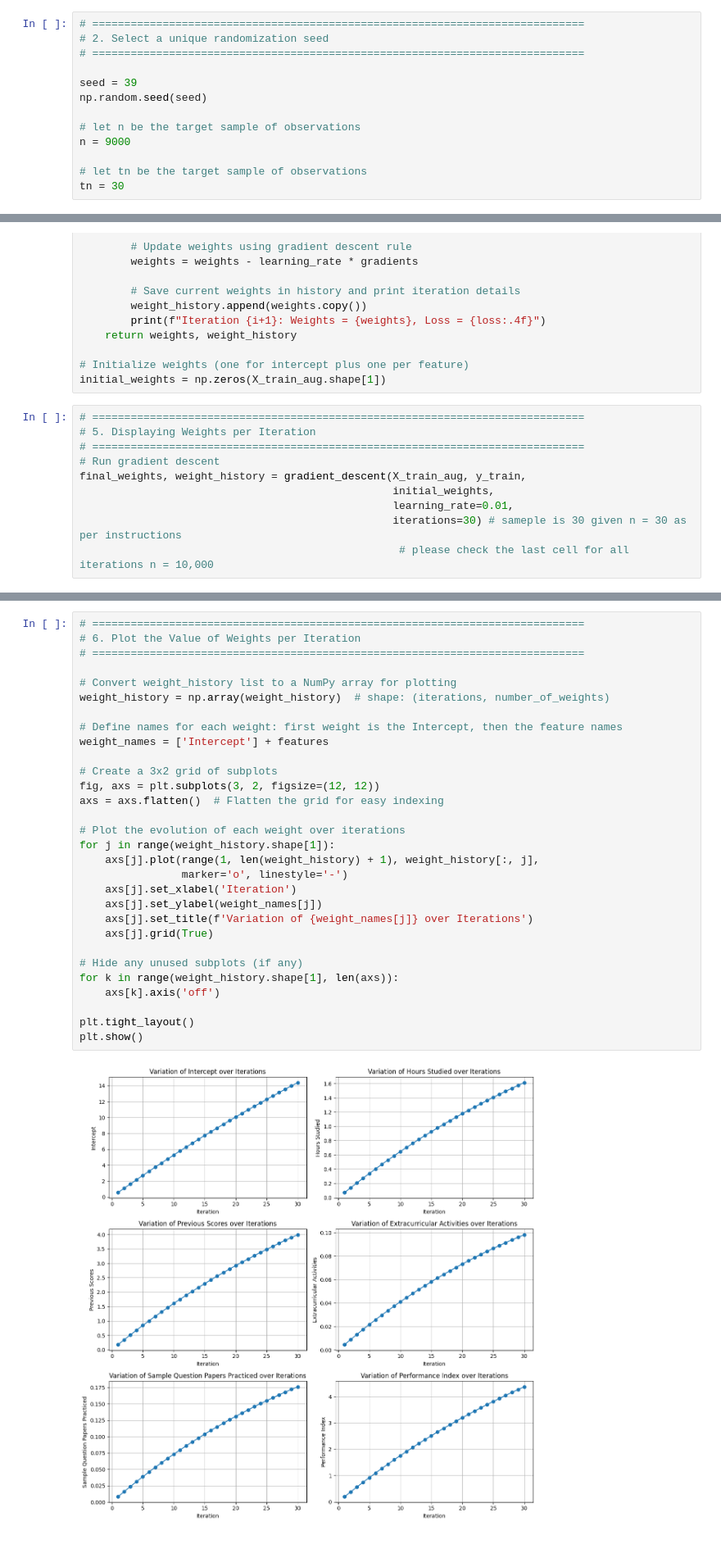
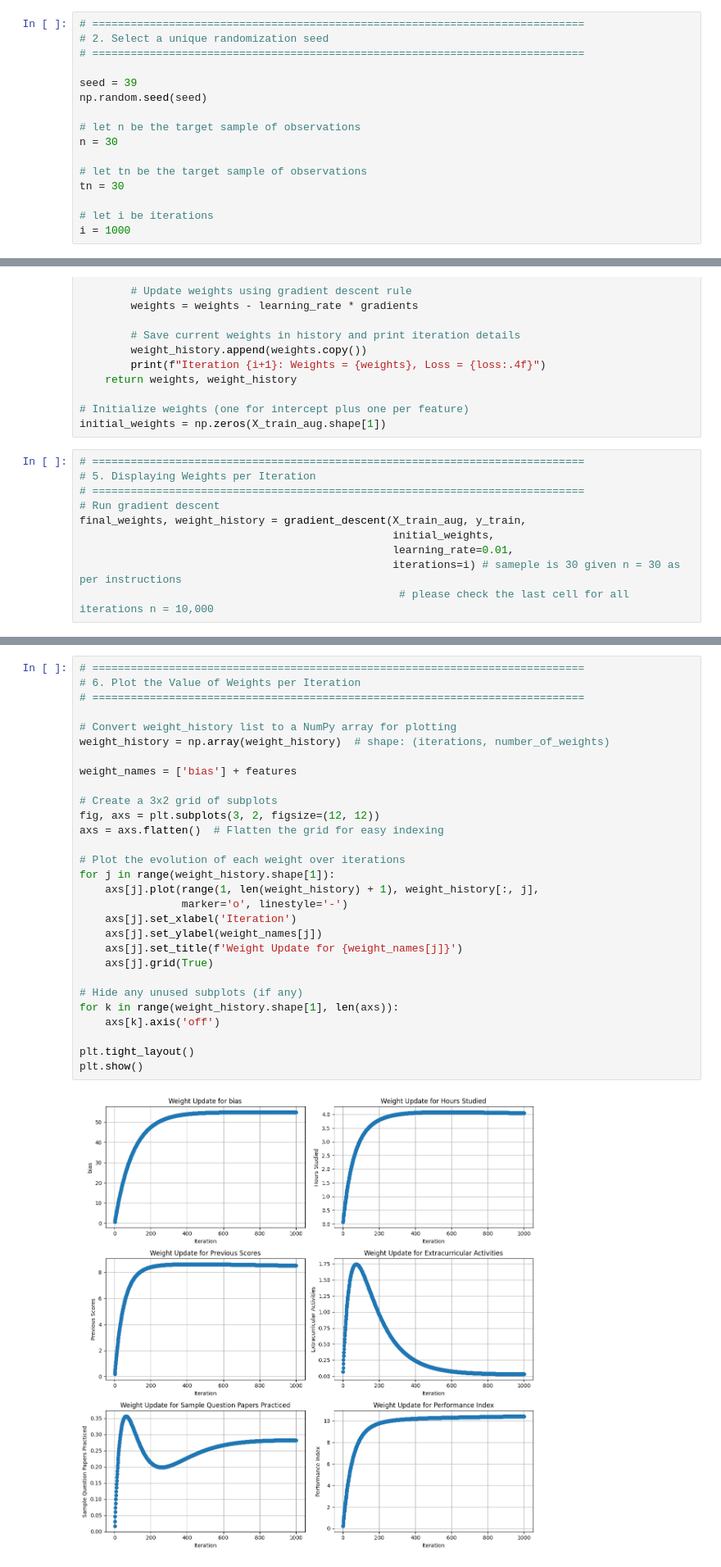
Before and after one commit to vKenjo/CS-ELEC-ML, a Jupyter notebook: Lec3/FA#2/fa2.1/fa2-1.ipynb, the cells around one changed output, grey strips where cells are left out. Shown at 82% size. Drawn from its saved outputs; the diff is of its cells as text.

```diff
--- a/Lec3/FA#2/fa2.1/fa2-1.ipynb
+++ b/Lec3/FA#2/fa2.1/fa2-1.ipynb
@@ -29,10 +33,13 @@ seed = 39
 np.random.seed(seed)
 
 # let n be the target sample of observations
-n = 9000
+n = 30
 
 # let tn be the target sample of observations
 tn = 30
+
+# let i be iterations
+i = 1000
 # %%
 # =============================================================================
 # 3. Sample Train Data
@@ -101,6 +108,6 @@ initial_weights = np.zeros(X_train_aug.shape[1])
 final_weights, weight_history = gradient_descent(X_train_aug, y_train,
                                                  initial_weights,
                                                  learning_rate=0.01,
-                                                 iterations=30) # sameple is 30 given n = 30 as per instructions
+                                                 iterations=i) # sameple is 30 given n = 30 as per instructions
                                                   # please check the last cell for all iterations n = 10,000
 # %% [output]
@@ -128,35 +136,34 @@ print(final_weights)
 # %%
 # =============================================================================
 # 6. Plot the Value of Weights per Iteration
 # =============================================================================
 
 # Convert weight_history list to a NumPy array for plotting
 weight_history = np.array(weight_history)  # shape: (iterations, number_of_weights)
 
-# Define names for each weight: first weight is the Intercept, then the feature names
-weight_names = ['Intercept'] + features
+weight_names = ['bias'] + features
 
 # Create a 3x2 grid of subplots
 fig, axs = plt.subplots(3, 2, figsize=(12, 12))
 axs = axs.flatten()  # Flatten the grid for easy indexing
 
 # Plot the evolution of each weight over iterations
 for j in range(weight_history.shape[1]):
     axs[j].plot(range(1, len(weight_history) + 1), weight_history[:, j],
                 marker='o', linestyle='-')
     axs[j].set_xlabel('Iteration')
     axs[j].set_ylabel(weight_names[j])
-    axs[j].set_title(f'Variation of {weight_names[j]} over Iterations')
+    axs[j].set_title(f'Weight Update for {weight_names[j]}')
     axs[j].grid(True)
 
 # Hide any unused subplots (if any)
 for k in range(weight_history.shape[1], len(axs)):
     axs[k].axis('off')
 
 plt.tight_layout()
 plt.show()
 # %% [output]
-[figure, old version]
+[figure, new version]
 # %%
 # =============================================================================
 # 7. Build a Function for the Final Regression Model
```
Also changed, not shown: parts of 11 cells of this notebook, 3 other files.
